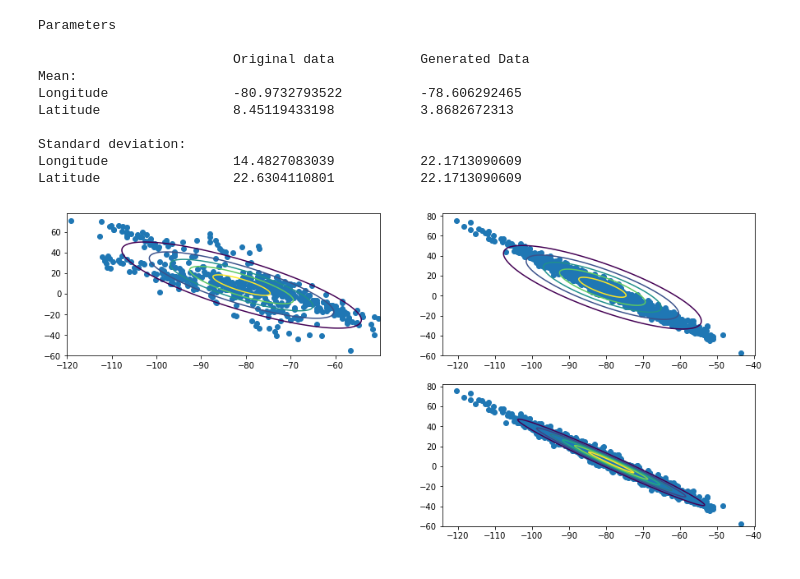
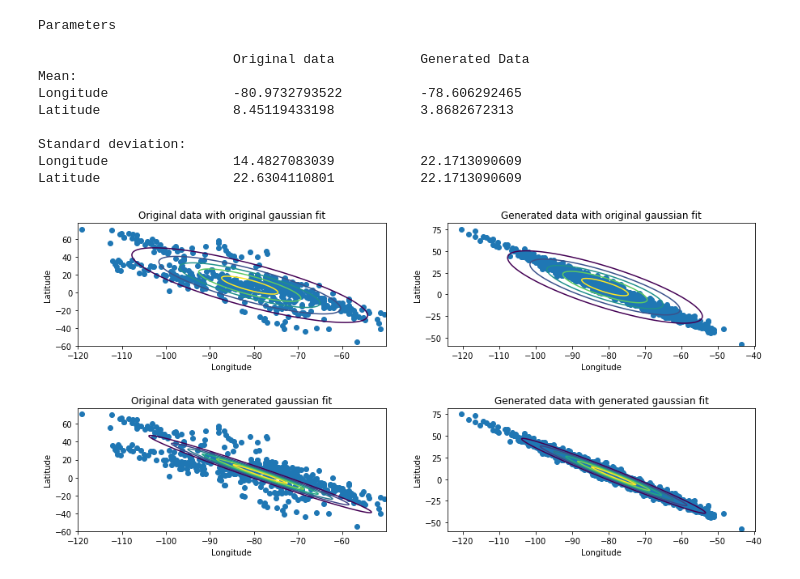
Before and after one commit to thomasgrsp/workaroundmedgan, a Jupyter notebook: notebooks/medgan_pca.ipynb, the cells around one changed output. Drawn from its saved outputs; the diff is of its cells as text; code cells hidden in the pictures.

```diff
--- a/notebooks/medgan_pca.ipynb
+++ b/notebooks/medgan_pca.ipynb
@@ -299,32 +299,46 @@ from matplotlib.mlab import bivariate_normal
 
 tmp_x = np.arange(-120.0, -50.0, 0.1)
 tmp_y = np.arange(-60.0, 60.0, 0.1)
 X_indices, Y_indices = np.meshgrid(tmp_x, tmp_y)
 
 fig, ax = plt.subplots(2, 2, figsize=(15, 7))
 
 z = bivariate_normal(X_indices, Y_indices, sigmax=np.std(x_long),
                                            sigmay=np.std(x_lat),
                                            mux=np.mean(x_long),
                                            muy=np.mean(x_lat),
                                            sigmaxy=np.cov(x_long, x_lat)[0, 1])
 ax[0, 0].scatter(x_long, x_lat)
 ax[0, 0].contour(tmp_x, tmp_y, z)
+ax[0, 0].set_title('Original data with original gaussian fit')
+ax[0, 0].set_xlabel('Longitude')
+ax[0, 0].set_ylabel('Latitude')
 
 z_gen = bivariate_normal(X_indices, Y_indices, sigmax=np.std(x_gen_long),
                                            sigmay=np.std(x_gen_lat),
                                            mux=np.mean(x_gen_long),
                                            muy=np.mean(x_gen_lat),
                                            sigmaxy=np.cov(x_gen_long, x_gen_lat)[0, 1])
 
 ax[0, 1].scatter(x_gen_long, x_gen_lat)
 ax[0, 1].contour(tmp_x, tmp_y, z)
+ax[0, 1].set_title('Generated data with original gaussian fit')
+ax[0, 1].set_xlabel('Longitude')
+ax[0, 1].set_ylabel('Latitude')
 
-ax[1, 0].axis('off')
+ax[1, 0].scatter(x_long, x_lat)
+ax[1, 0].contour(tmp_x, tmp_y, z_gen)
+ax[1, 0].set_title('Original data with generated gaussian fit')
+ax[1, 0].set_xlabel('Longitude')
+ax[1, 0].set_ylabel('Latitude')
 
 ax[1, 1].scatter(x_gen_long, x_gen_lat)
 ax[1, 1].contour(tmp_x, tmp_y, z_gen)
+ax[1, 1].set_title('Generated data with generated gaussian fit')
+ax[1, 1].set_xlabel('Longitude')
+ax[1, 1].set_ylabel('Latitude')
 
+plt.subplots_adjust(hspace=.5)
 plt.show()
 # %% [output]
-[figure, old version]
+[figure, new version]
```
